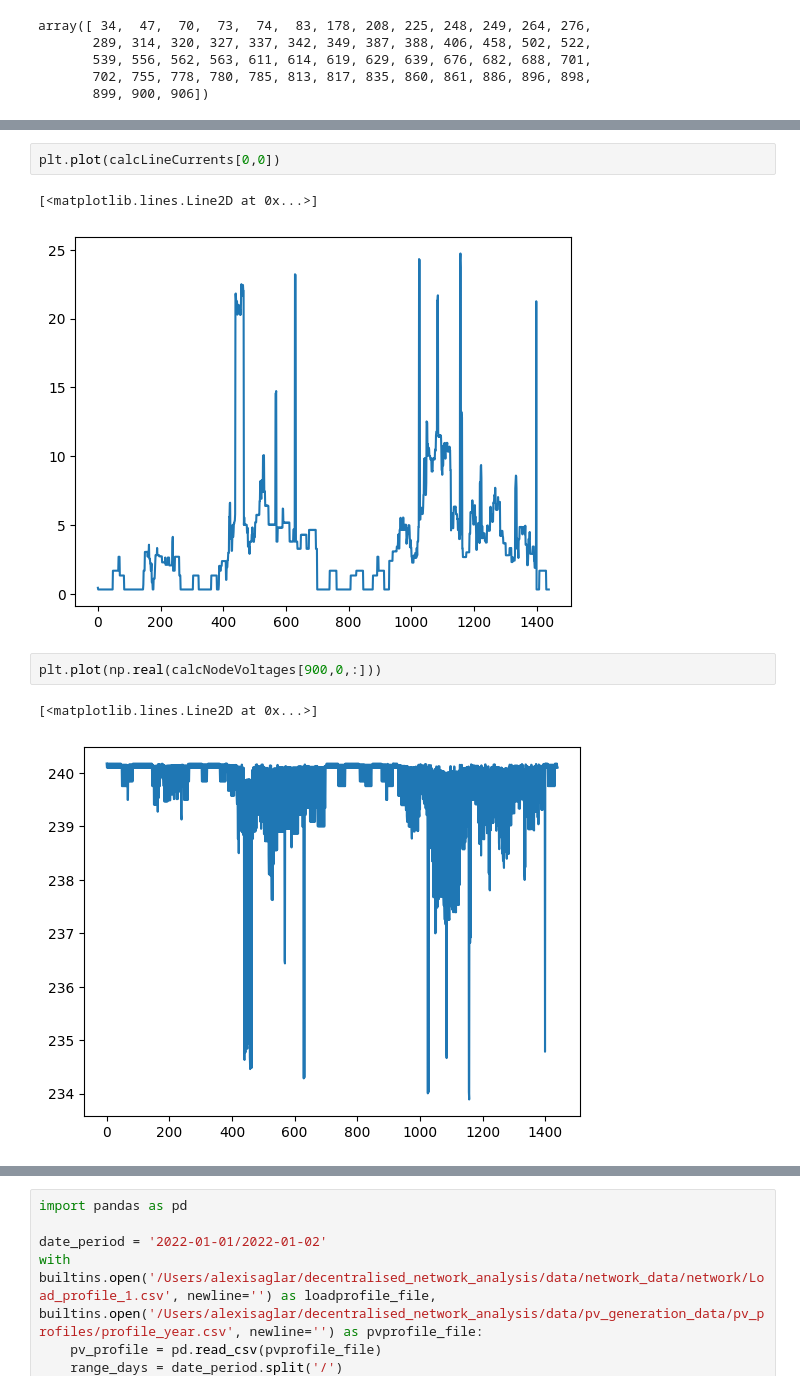
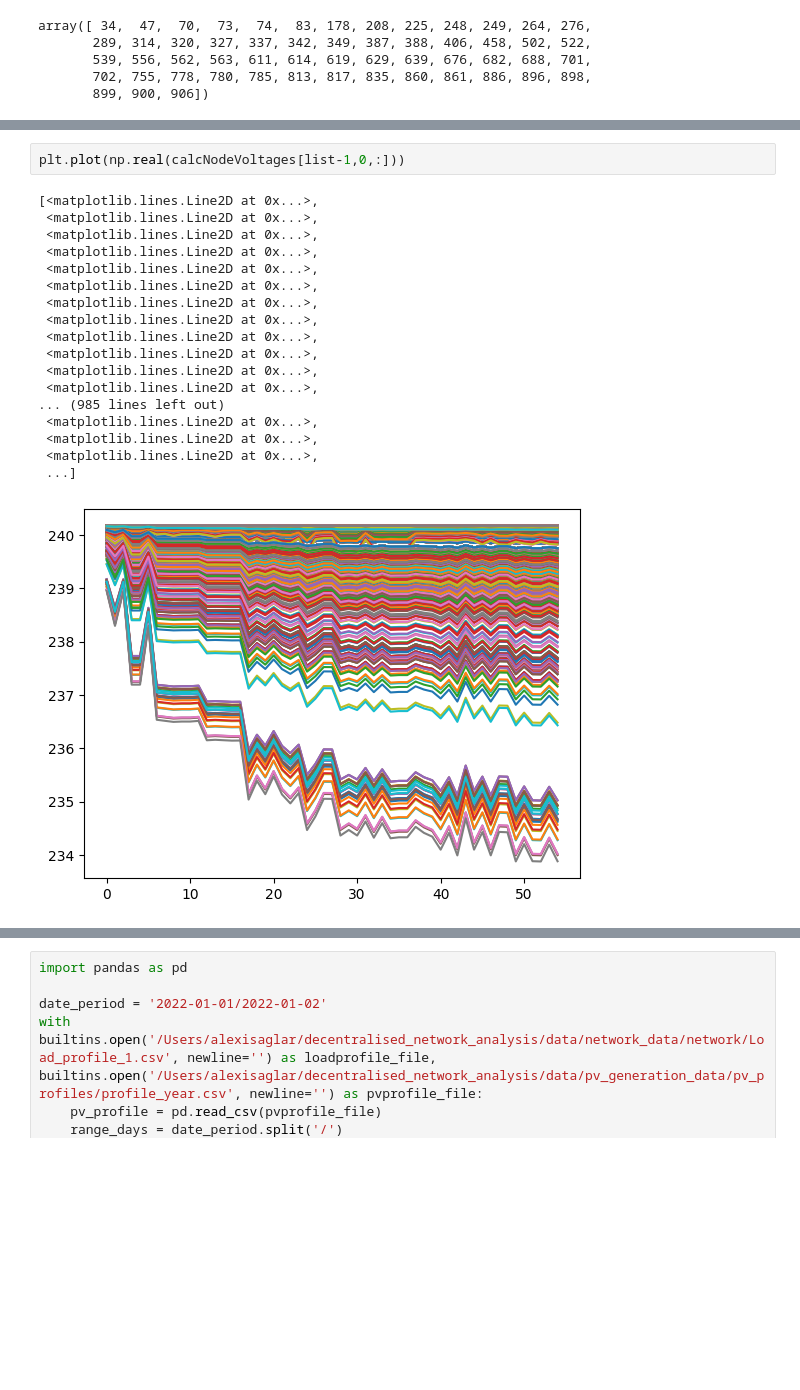
Before and after one commit to Alexisaglar/decentralised_network_analysis, a Jupyter notebook: data/network_data/red.ipynb, the cells around one changed output, grey strips where cells are left out. Cells and saved outputs as stored; diff of their text form; blank space fills up the shorter version.

Commit message:
added jup file to edit graphs

```diff
--- a/data/network_data/red.ipynb
+++ b/data/network_data/red.ipynb
@@ -261,10 +277,21 @@ array([ 34,  47,  70,  73,  74,  83, 178, 208, 225, 248, 249, 264, 276,
 # %%
-plt.plot(calcLineCurrents[0,0])
+plt.plot(np.real(calcNodeVoltages[list-1,0,:]))
 # %% [output]
-[<matplotlib.lines.Line2D at 0x...>]
+[<matplotlib.lines.Line2D at 0x...>,
+ <matplotlib.lines.Line2D at 0x...>,
+ <matplotlib.lines.Line2D at 0x...>,
+ <matplotlib.lines.Line2D at 0x...>,
+ <matplotlib.lines.Line2D at 0x...>,
+ <matplotlib.lines.Line2D at 0x...>,
+ <matplotlib.lines.Line2D at 0x...>,
+ <matplotlib.lines.Line2D at 0x...>,
+ <matplotlib.lines.Line2D at 0x...>,
+ <matplotlib.lines.Line2D at 0x...>,
+ <matplotlib.lines.Line2D at 0x...>,
+ <matplotlib.lines.Line2D at 0x...>,
+... (985 lines left out)
+ <matplotlib.lines.Line2D at 0x...>,
+ <matplotlib.lines.Line2D at 0x...>,
+ <matplotlib.lines.Line2D at 0x...>,
+ ...]
-[figure, old version]
+[figure, new version]
-# %%
-plt.plot(np.real(calcNodeVoltages[900,0,:]))
-# %% [output]
-[<matplotlib.lines.Line2D at 0x...>]
-[figure, removed]
```
Also changed, not shown: parts of 5 cells of this notebook, 4 other files.
